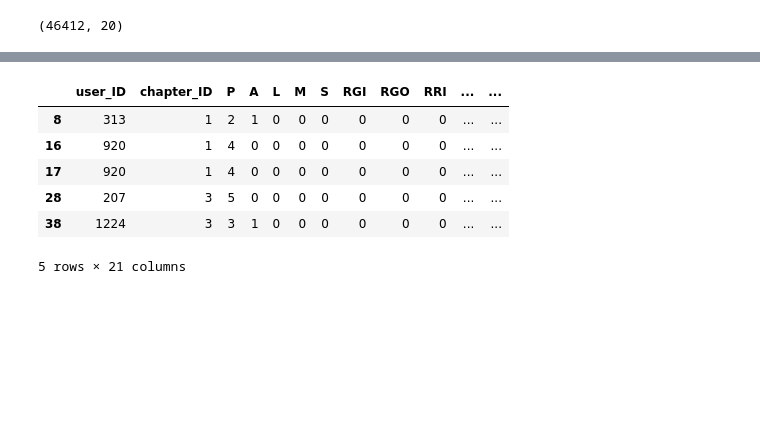
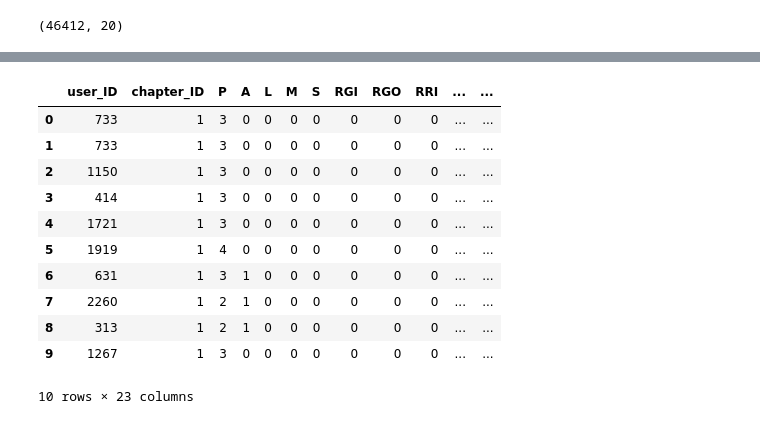
Before and after one commit to ricnorr/bachelor_thesis, a Jupyter notebook: main_script.ipynb, the cells around one changed output, grey strips where cells are left out. Drawn from its saved outputs; the diff is of its cells as text; code cells hidden in the pictures; blank space fills up the shorter version.

```diff
--- a/main_script.ipynb
+++ b/main_script.ipynb
@@ -10,10 +6,0 @@ from datetime import date
-# %%
-year = 2016
-month = "03"
-
-df_palms_test = pd.read_csv(f"data/palms_report_data_{year}_{month}.csv", index_col=0, encoding="ISO-8859-1")
-columns_list = df_palms_test.columns.tolist()
-columns_list = columns_list[-2:] + columns_list[:-2]
-df_palms_test = df_palms_test[columns_list]
-df_palms_test["palms_date"] = date(year, int(month), 1)
-df_palms_test.head(10)
@@ -77,8 +94,7 @@ df_palms
 df_database = pd.read_csv("data/database_data.csv", index_col=0, encoding="ISO-8859-1")
 column_list = df_database.columns.tolist()
 
-# don't use "chapter_ID" column - duplicate information
-column_list = column_list[-3:-2] + column_list[:-3] + [column_list[-1]]
+column_list = column_list[-3:-1] + column_list[:-3] + [column_list[-1]]
 df_database = df_database[column_list]
 df_database.head(10)
 # %% [output]
@@ -177,5 +196,5 @@
 # %%
-df_dropped_members = df_dropped_members[~df_dropped_members["user_ID"].isna()]
+df_dropped_members.dropna(subset=["user_ID"], inplace=True)
 df_dropped_members.info()
 # %% [output]
 <class 'pandas.core.frame.DataFrame'>
@@ -205,6 +224,6 @@ df_dropped_members.head()
 # %%
 df_master = df_palms.copy()
-df_master = df_master.merge(df_database, how="left", on="user_ID")
+df_master = df_master.merge(df_database.drop("chapter_ID", axis=1), how="left", on="user_ID")
 df_master = df_master.merge(df_dropped_members, how="left", on="user_ID")
 df_master.drop(["drop_reason", "drop_type", "position", "sponsor_ID"], axis=1, inplace=True)
 df_master.sample(10, random_state=13)
@@ -230,30 +249,33 @@ df_master.shape
 # %%
-df_single = df_master.copy()
-df_single["palms_date"] = pd.to_datetime(df_single["palms_date"], errors='coerce')
-df_single["renewal_date"] = pd.to_datetime(df_single["renewal_date"], errors='coerce')
+df_master_clean = df_master.copy()
+df_master_clean["palms_date"] = pd.to_datetime(df_master_clean["palms_date"], errors='coerce')
+df_master_clean["renewal_date"] = pd.to_datetime(df_master_clean["renewal_date"], errors='coerce')
 
-df_single["membership_length"] = (df_single["palms_date"] - df_single["join_date"])/np.timedelta64(1, 'M')
-df_single["membership_length"] = df_single["membership_length"].round().astype(int) // 12
-df_single["months_to_renewal"] = (df_single["renewal_date"] - df_single["palms_date"])/np.timedelta64(1, 'M')
-df_single["months_to_renewal"] = df_single["months_to_renewal"].round().astype(int)
-df_single["years_to_renewal"] = df_single["months_to_renewal"] // 12
-df_single["months_to_renewal"] = df_single["months_to_renewal"] % 12
+df_master_clean["year_of_membership"] = (df_master_clean["palms_date"] - df_master_clean["join_date"]) / np.timedelta64(1, 'M')
+df_master_clean["year_of_membership"] = df_master_clean["year_of_membership"].round().astype(int) // 12
+df_master_clean["months_to_renewal"] = (df_master_clean["renewal_date"] - df_master_clean["palms_date"]) / np.timedelta64(1, 'M')
+df_master_clean["months_to_renewal"] = df_master_clean["months_to_renewal"].round().astype(int)
+df_master_clean["years_to_renewal"] = (df_master_clean["months_to_renewal"] - 1) // 12
+df_master_clean["months_to_renewal"] = df_master_clean["months_to_renewal"] % 12
 
-for index, row in df_single.iterrows():
-    df_single.at[index, 'renewal_date'] = row['renewal_date'] - pd.DateOffset(years=row['years_to_renewal'])
+# Substitute "months_to_renewal" value 0 with 12 for ease of aggregation later on
+df_master_clean.loc[df_master_clean["months_to_renewal"] == 0, "months_to_renewal"] = 12
 
-df_single = df_single.loc[(df_single["months_to_renewal"] <= 6) & (df_single["months_to_renewal"] >= 4)]
+for index, row in df_master_clean.iterrows():
+    df_master_clean.at[index, 'relative_renewal_date'] = row['renewal_date'] - pd.DateOffset(years=row['years_to_renewal'])
 
-df_single.drop(["years_to_renewal", "months_to_renewal"], axis=1, inplace=True)
-
-df_single = df_single
-
-df_single.head()
+df_master_clean.drop(["years_to_renewal"], axis=1, inplace=True)
+df_master_clean.head(10)
 # %% [output]
 |  | user_ID | chapter_ID | P | A | L | M | S | RGI | RGO | RRI | ... | ... |
+| 0 | 733 | 1 | 3 | 0 | 0 | 0 | 0 | 0 | 0 | 0 | ... | ... |
+| 1 | 733 | 1 | 3 | 0 | 0 | 0 | 0 | 0 | 0 | 0 | ... | ... |
+| 2 | 1150 | 1 | 3 | 0 | 0 | 0 | 0 | 0 | 0 | 0 | ... | ... |
+| 3 | 414 | 1 | 3 | 0 | 0 | 0 | 0 | 0 | 0 | 0 | ... | ... |
+| 4 | 1721 | 1 | 3 | 0 | 0 | 0 | 0 | 0 | 0 | 0 | ... | ... |
+| 5 | 1919 | 1 | 4 | 0 | 0 | 0 | 0 | 0 | 0 | 0 | ... | ... |
+| 6 | 631 | 1 | 3 | 1 | 0 | 0 | 0 | 0 | 0 | 0 | ... | ... |
+| 7 | 2260 | 1 | 2 | 1 | 0 | 0 | 0 | 0 | 0 | 0 | ... | ... |
 | 8 | 313 | 1 | 2 | 1 | 0 | 0 | 0 | 0 | 0 | 0 | ... | ... |
-| 16 | 920 | 1 | 4 | 0 | 0 | 0 | 0 | 0 | 0 | 0 | ... | ... |
-| 17 | 920 | 1 | 4 | 0 | 0 | 0 | 0 | 0 | 0 | 0 | ... | ... |
-| 28 | 207 | 3 | 5 | 0 | 0 | 0 | 0 | 0 | 0 | 0 | ... | ... |
-| 38 | 1224 | 3 | 3 | 1 | 0 | 0 | 0 | 0 | 0 | 0 | ... | ... |
+| 9 | 1267 | 1 | 3 | 0 | 0 | 0 | 0 | 0 | 0 | 0 | ... | ... |
-5 rows × 21 columns
+10 rows × 23 columns
```
Also changed, not shown: parts of 56 cells of this notebook, 2 other files.
